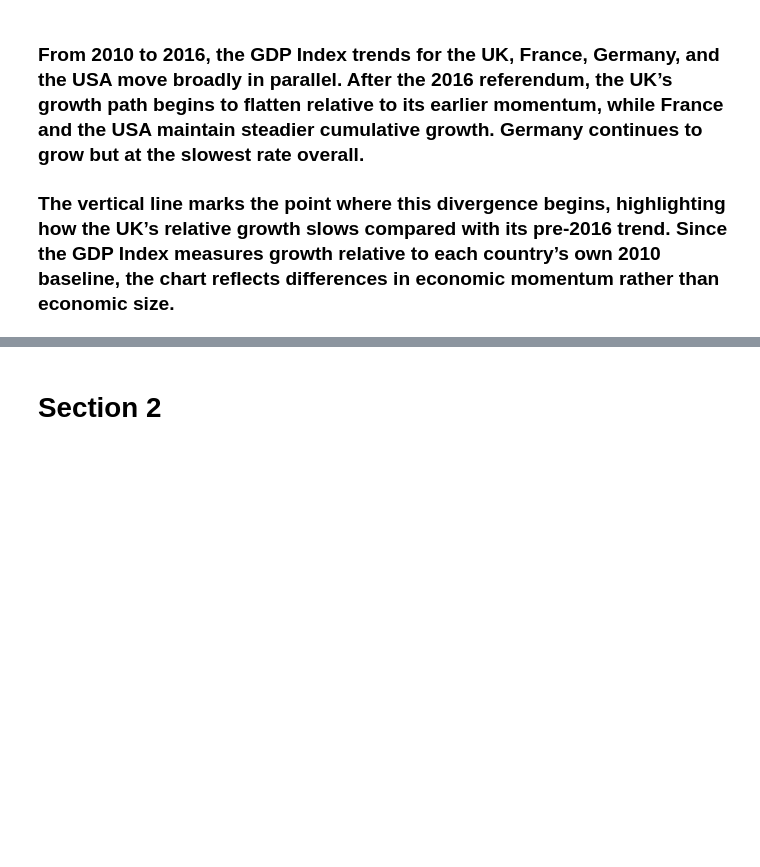
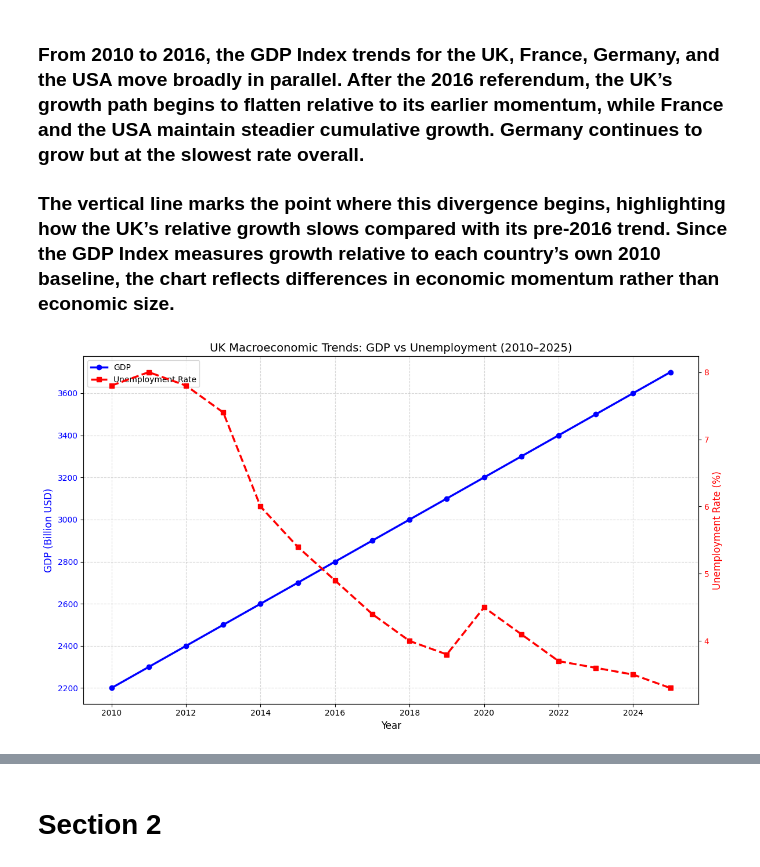
Before and after one commit to Ray99-cpu/Macro_Analysis, a Jupyter notebook: jupyter_notebooks/macro_econ_analysis.ipynb, the cells around one changed output, grey strips where cells are left out. Saved outputs shown, nothing was run; the diff lists cells and outputs as text; code cells hidden in the pictures; blank space fills up the shorter version.

Commit message:
Add plot show UK GDP & Unemployment.

```diff
--- a/jupyter_notebooks/macro_econ_analysis.ipynb
+++ b/jupyter_notebooks/macro_econ_analysis.ipynb
@@ -131,3 +131,63 @@ plt.show()
 ### From 2010 to 2016, the GDP Index trends for the UK, France, Germany, and the USA move broadly in parallel. After the 2016 referendum, the UK’s growth path begins to flatten relative to its earlier momentum, while France and the USA maintain steadier cumulative growth. Germany continues to grow but at the slowest rate overall.
 
 ### The vertical line marks the point where this divergence begins, highlighting how the UK’s relative growth slows compared with its pre‑2016 trend. Since the GDP Index measures growth relative to each country’s own 2010 baseline, the chart reflects differences in economic momentum rather than economic size.
+# %%
+
+
+# Filter data for the UK
+uk_data = macro_data[macro_data['Country'] == 'UK']
+
+# Create figure and primary axis
+fig, ax1 = plt.subplots(figsize=(12, 7))
+
+# GDP plot
+color_gdp = 'blue'
+
+ax1.set_xlabel('Year', fontsize=12)
+ax1.set_ylabel('GDP (Billion USD)', color=color_gdp, fontsize=12)
+
+line1 = ax1.plot(
+    uk_data['Year'],
+    uk_data['GDP (in billion USD)'],
+    color=color_gdp,
+    marker='o',
+    linewidth=2.5,
+    label='GDP'
+)
+
+ax1.tick_params(axis='y', labelcolor=color_gdp)
+
+# Secondary axis for unemployment
+ax2 = ax1.twinx()
+
+color_unemp = 'red'
+
+line2 = ax2.plot(
+    uk_data['Year'],
+    uk_data['Unemployment Rate (%)'],
+    color=color_unemp,
+    linestyle='--',
+    marker='s',
+    linewidth=2.5,
+    label='Unemployment Rate'
+)
+
+ax2.set_ylabel('Unemployment Rate (%)', color=color_unemp, fontsize=12)
+ax2.tick_params(axis='y', labelcolor=color_unemp)
+
+# Title and grid
+plt.title('UK Macroeconomic Trends: GDP vs Unemployment (2010–2025)', fontsize=14)
+
+ax1.grid(True, linestyle='--', alpha=0.5)
+
+# Combine legends
+lines = line1 + line2
+labels = [line.get_label() for line in lines]
+
+ax1.legend(lines, labels, loc='upper left')
+
+# Display chart
+plt.tight_layout()
+plt.show()
+# %% [output]
+[figure, added]
```
Also changed, not shown: parts of 1 cell of this notebook.
